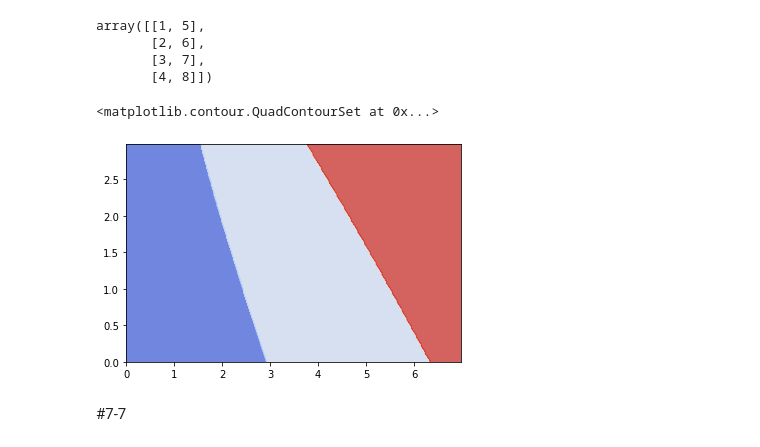
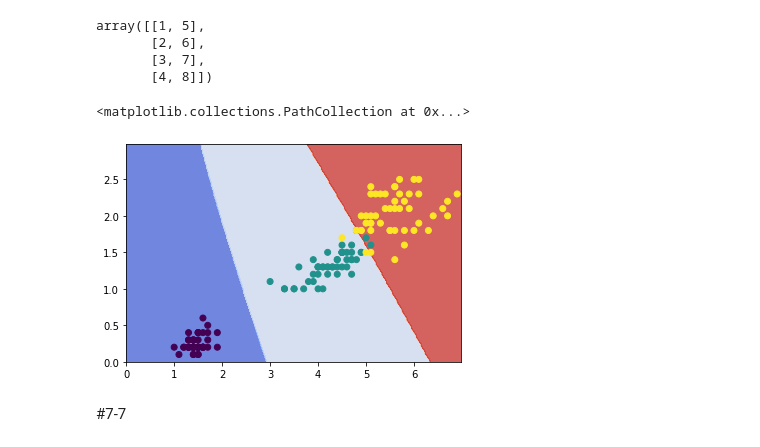
Before and after one commit to ychsu1004/homework, a Jupyter notebook: 人工智慧專論/Python入門/Chap7.ipynb, the cells around one changed output. Cells and saved outputs as stored; diff of their text form; code cells hidden in the pictures.

```diff
--- a/人工智慧專論/Python入門/Chap7.ipynb
+++ b/人工智慧專論/Python入門/Chap7.ipynb
@@ -258,9 +276,10 @@ Z = clf.predict(np.c_[x1.ravel(),x2.ravel()])
 Z = Z.reshape(x1.shape)
 # %%
 plt.contourf(x1,x2,Z,cmap=plt.cm.coolwarm,alpha=0.8)
+plt.scatter(X[:,0],X[:,1],c=Y)
 # %% [output]
-<matplotlib.contour.QuadContourSet at 0x...>
+<matplotlib.collections.PathCollection at 0x...>
-[figure, old version]
+[figure, new version]
 # %% [markdown]
 #7-7
 # %%
```
Also changed, not shown: parts of 10 cells of this notebook, 20 other files.
